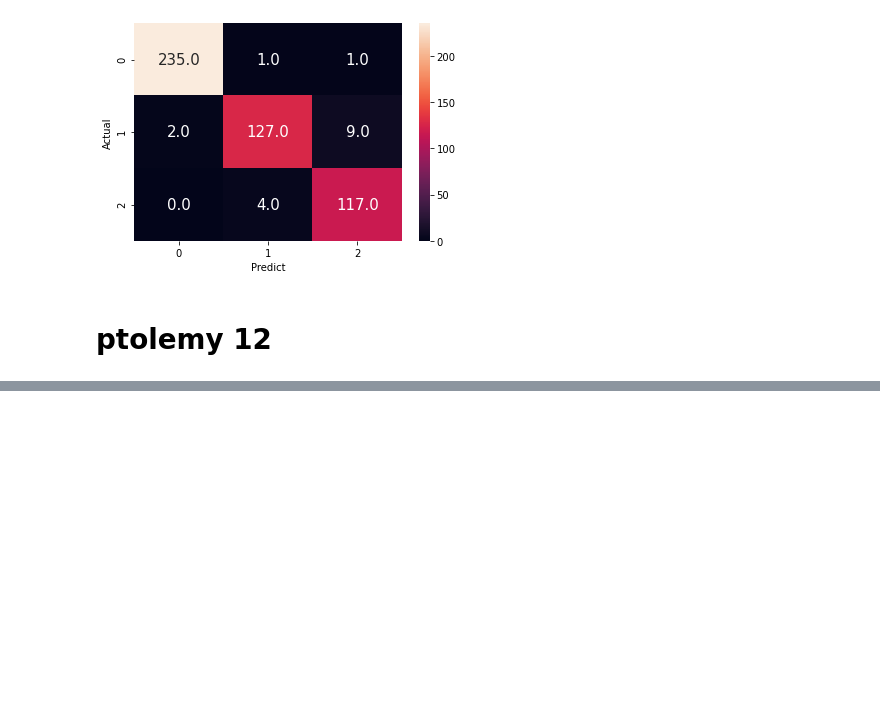
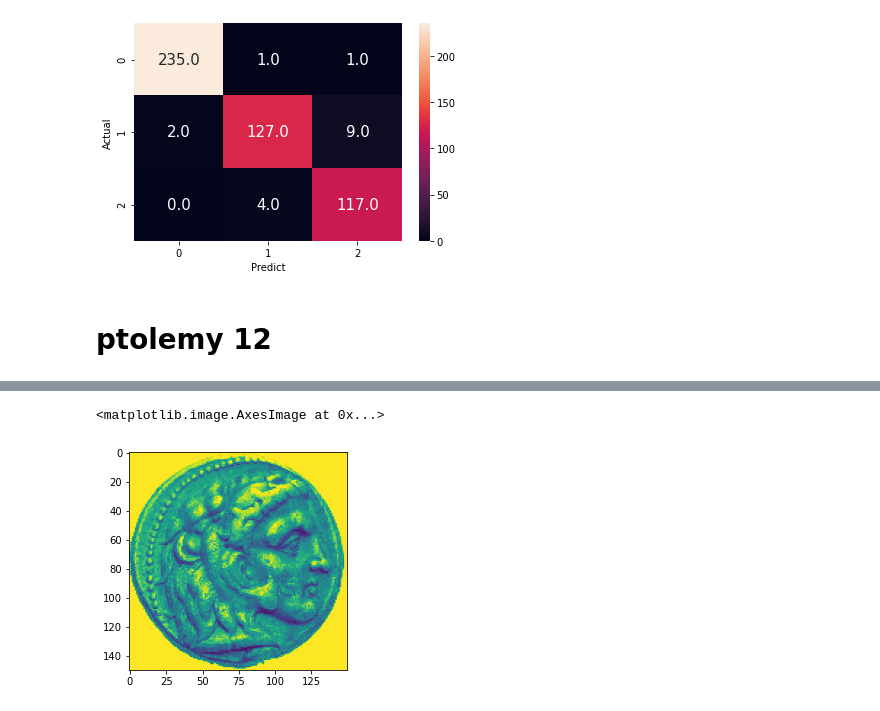
Before and after one commit to or-yitshak/ancient-coins, a Jupyter notebook: coin classification.ipynb, the cells around one changed output, grey strips where cells are left out. Cells and saved outputs as stored; diff of their text form; code cells hidden in the pictures; blank space fills up the shorter version.

```diff
--- a/coin classification.ipynb
+++ b/coin classification.ipynb
@@ -611,0 +621,8 @@ def label_img(img):
+# %%
+cols = []
+for i in range(22500):
+    cols.append("pixel_"+str(i))
+data = pd.DataFrame(data, columns=cols)
+data = data/255
+data['label'] = labels
+data = data.sample(frac=1,random_state=0)
@@ -611,0 +643,7 @@ def label_img(img):
+# %%
+n = 150
+test = data.groupby('label').get_group(0).sample(n = n)
+test = test.append(data.groupby('label').get_group(1).sample(n = n))
+test = test.append(data.groupby('label').get_group(2).sample(n = n))
+test = test.append(data.groupby('label').get_group(3).sample(n = n))
+test.head()
@@ -611,0 +658,3 @@ def label_img(img):
+# %%
+train = data[ ~data.index.isin(test.index) ]
+train.head()
@@ -611,0 +669,11 @@ def label_img(img):
+# %%
+train_data = train.drop('label',axis=1)
+train_target = train['label']
+
+test_data = test.drop('label',axis=1)
+test_target = test['label']
+# %%
+plt.imshow(train_data.iloc[0].values.reshape((150,150)))
+# %% [output]
+<matplotlib.image.AxesImage at 0x...>
+[figure, added]
```
Also changed, not shown: parts of 48 cells of this notebook, 1 other file.
